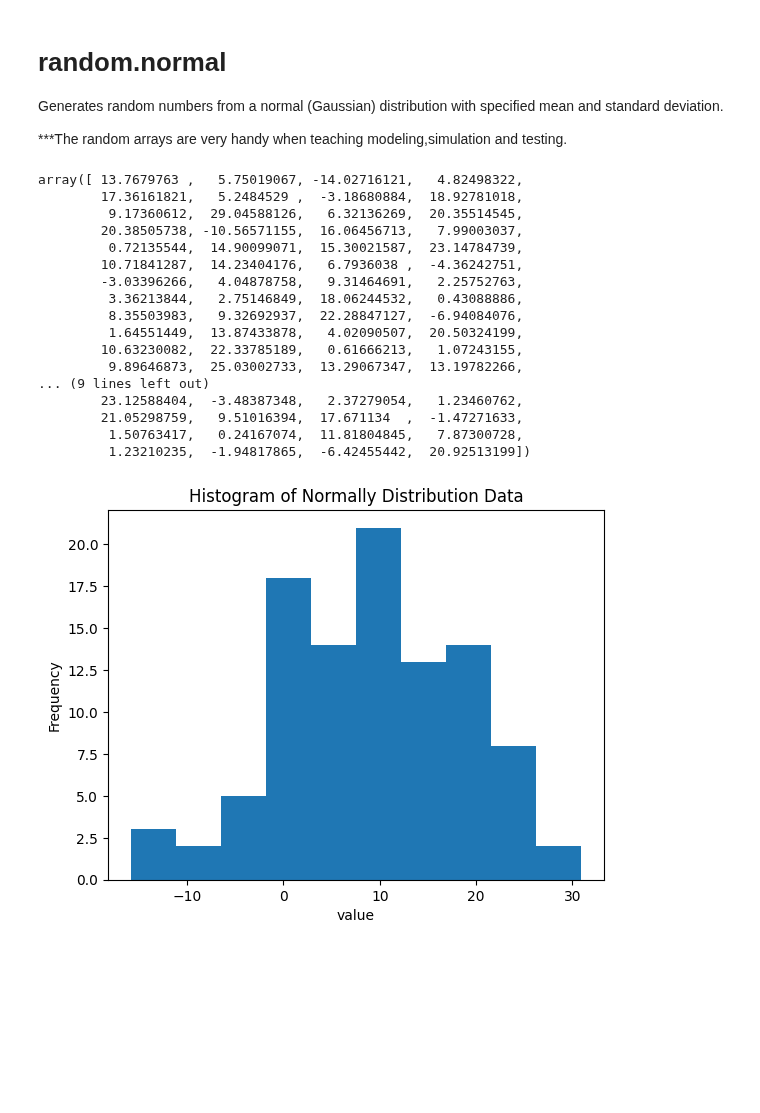
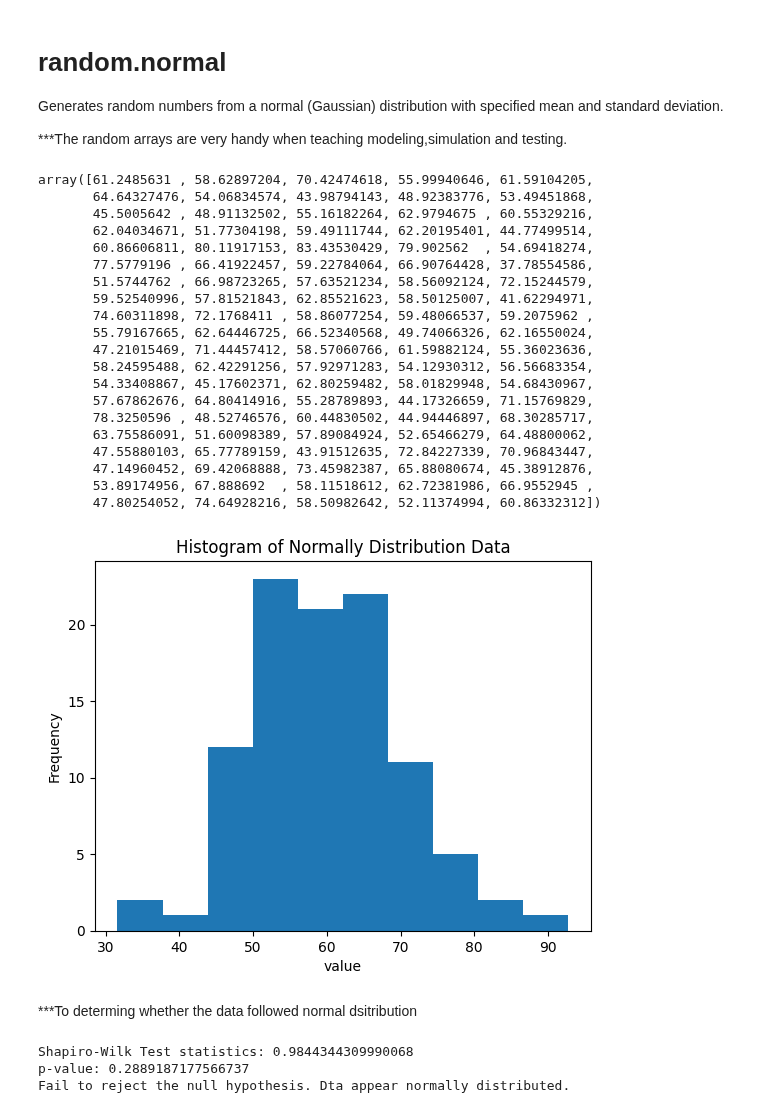
Before and after one commit to Muhammed1978/Amazon-Product-Review-Analysis, a Jupyter notebook: DataAnalysis0.ipynb, the cells around one changed output. Saved outputs shown, nothing was run; the diff lists cells and outputs as text; code cells hidden in the pictures; blank space fills up the shorter version.

```diff
--- a/DataAnalysis0.ipynb
+++ b/DataAnalysis0.ipynb
@@ -467,37 +467,42 @@ Generates random numbers from a normal (Gaussian) distribution with specified me
 # %%
 # Example 1
 import numpy as np
-np.random.normal(loc = 10, scale = 10, size = 100) # mean = 60, std = 10, size = 100
+np.random.normal(loc=60,scale=10,size=100)# mean=60, std=10, size=100
 # %% [output]
-array([ 13.7679763 ,   5.75019067, -14.02716121,   4.82498322,
-        17.36161821,   5.2484529 ,  -3.18680884,  18.92781018,
-         9.17360612,  29.04588126,   6.32136269,  20.35514545,
-        20.38505738, -10.56571155,  16.06456713,   7.99003037,
-         0.72135544,  14.90099071,  15.30021587,  23.14784739,
-        10.71841287,  14.23404176,   6.7936038 ,  -4.36242751,
-        -3.03396266,   4.04878758,   9.31464691,   2.25752763,
-         3.36213844,   2.75146849,  18.06244532,   0.43088886,
-         8.35503983,   9.32692937,  22.28847127,  -6.94084076,
-         1.64551449,  13.87433878,   4.02090507,  20.50324199,
-        10.63230082,  22.33785189,   0.61666213,   1.07243155,
-         9.89646873,  25.03002733,  13.29067347,  13.19782266,
-... (9 lines left out)
-        23.12588404,  -3.48387348,   2.37279054,   1.23460762,
-        21.05298759,   9.51016394,  17.671134  ,  -1.47271633,
-         1.50763417,   0.24167074,  11.81804845,   7.87300728,
-         1.23210235,  -1.94817865,  -6.42455442,  20.92513199])
+array([61.2485631 , 58.62897204, 70.42474618, 55.99940646, 61.59104205,
+       64.64327476, 54.06834574, 43.98794143, 48.92383776, 53.49451868,
+       45.5005642 , 48.91132502, 55.16182264, 62.9794675 , 60.55329216,
+       62.04034671, 51.77304198, 59.49111744, 62.20195401, 44.77499514,
+       60.86606811, 80.11917153, 83.43530429, 79.902562  , 54.69418274,
+       77.5779196 , 66.41922457, 59.22784064, 66.90764428, 37.78554586,
+       51.5744762 , 66.98723265, 57.63521234, 58.56092124, 72.15244579,
+       59.52540996, 57.81521843, 62.85521623, 58.50125007, 41.62294971,
+       74.60311898, 72.1768411 , 58.86077254, 59.48066537, 59.2075962 ,
+       55.79167665, 62.64446725, 66.52340568, 49.74066326, 62.16550024,
+       47.21015469, 71.44457412, 58.57060766, 61.59882124, 55.36023636,
+       58.24595488, 62.42291256, 57.92971283, 54.12930312, 56.56683354,
+       54.33408867, 45.17602371, 62.80259482, 58.01829948, 54.68430967,
+       57.67862676, 64.80414916, 55.28789893, 44.17326659, 71.15769829,
+       78.3250596 , 48.52746576, 60.44830502, 44.94446897, 68.30285717,
+       63.75586091, 51.60098389, 57.89084924, 52.65466279, 64.48800062,
+       47.55880103, 65.77789159, 43.91512635, 72.84227339, 70.96843447,
+       47.14960452, 69.42068888, 73.45982387, 65.88080674, 45.38912876,
+       53.89174956, 67.888692  , 58.11518612, 62.72381986, 66.9552945 ,
+       47.80254052, 74.64928216, 58.50982642, 52.11374994, 60.86332312])
 # %%
 # Example 2:Plotting a graph
 
 import numpy as np
 import matplotlib.pyplot as plt
 
-data = np.random.normal(loc = 10, scale = 10, size = 100
+data = np.random.normal(loc=60, scale=10, size=100
                         )
 plt.hist(data)
 plt.xlabel ("value")
 plt.ylabel ("Frequency")
 plt.title ("Histogram of Normally Distribution Data")
 plt.show()
 # %% [output]
-[figure, old version]
+[figure, new version]
+# %% [markdown]
+***To determing whether the data followed normal dsitribution
@@ -503,0 +512,16 @@ plt.show()
+# %%
+# Shapiro-Wilk test
+stat,p_value = shapiro(data)
+print("Shapiro-Wilk Test statistics:", stat)
+print("p-value:", p_value)
+
+# Interpretation
+alpha = 0.05
+if p_value > alpha:
+  print("Fail to reject the null hypothesis. Dta appear normally distributed.")
+else:
+  print("Reject the null hypothesis. Data does not appear normally distributed.")
+# %% [output]
+Shapiro-Wilk Test statistics: 0.9844344309990068
+p-value: 0.2889187177566737
+Fail to reject the null hypothesis. Dta appear normally distributed.
```
Also changed, not shown: parts of 1 cell of this notebook.
